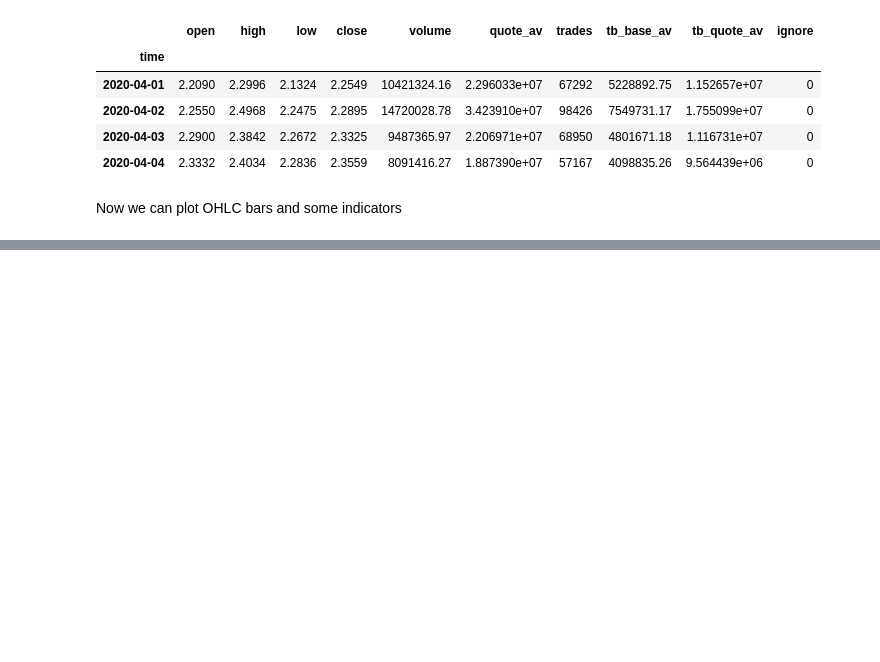
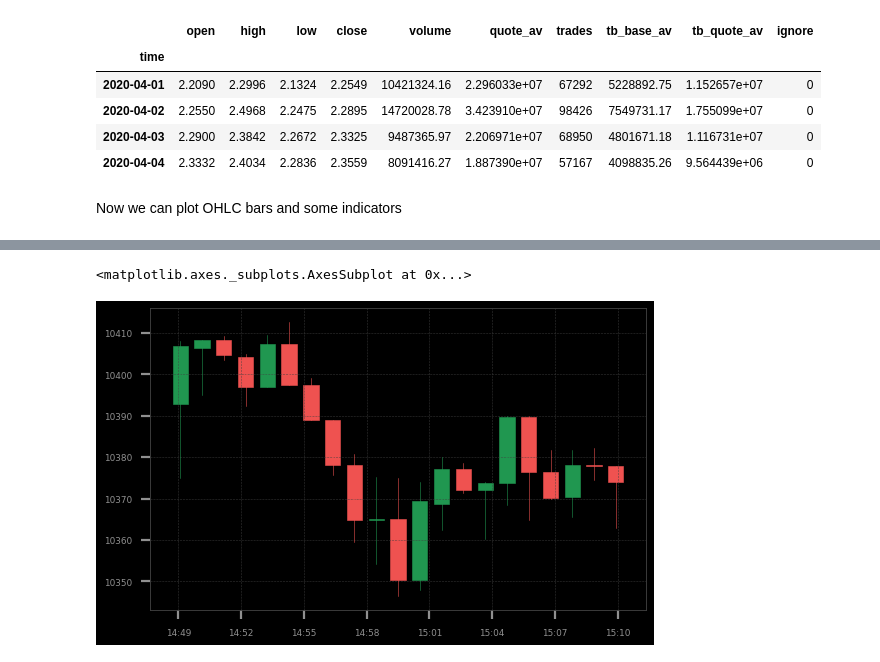
Before and after one commit to dmarienko/cryptomomentum, a Jupyter notebook: models/DataLoader.ipynb, the cells around one changed output, grey strips where cells are left out. Saved outputs shown, nothing was run; the diff lists cells and outputs as text; code cells hidden in the pictures; blank space fills up the shorter version.

```diff
--- a/models/DataLoader.ipynb
+++ b/models/DataLoader.ipynb
@@ -55,2 +55,7 @@ plt.plot(apply_to_frame(ema, btc.close, 25), 'r--');
 # %%
 d1 = load_binance_data('BTCUSDT', '1m', path='../data')
+# %%
+ohlc_plot(d1['2020-09-10 14:50':'2020-09-10 15:10'])
+# %% [output]
+<matplotlib.axes._subplots.AxesSubplot at 0x...>
+[figure, added]
```
Also changed, not shown: parts of 3 cells of this notebook, 2 other files.
